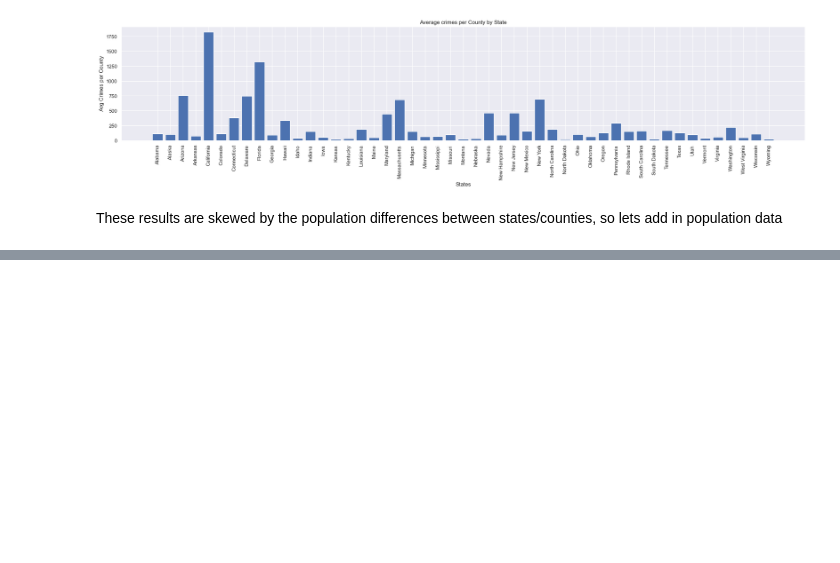
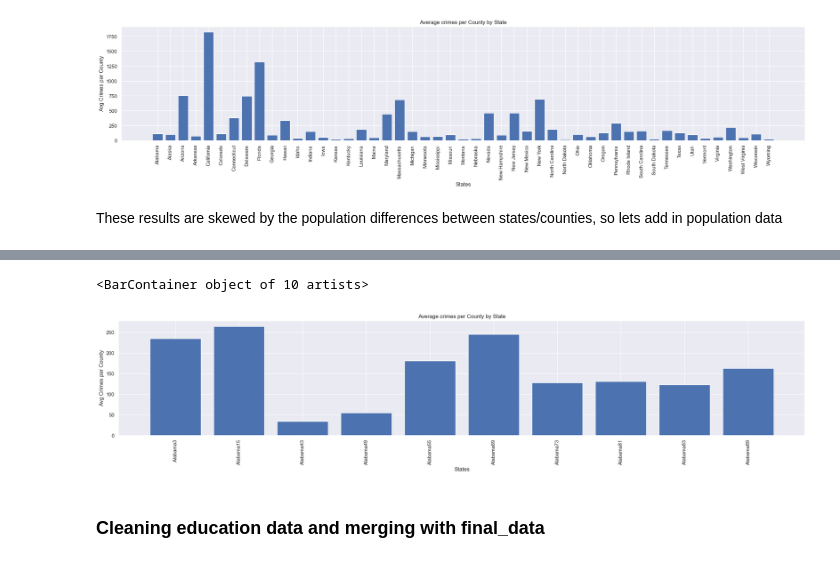
Before and after one commit to Aditya-Mrd/EducationLevel-Crimerates, a Jupyter notebook: notebooks/data_manipulation.ipynb, the cells around one changed output, grey strips where cells are left out. Cells and saved outputs as stored; diff of their text form; code cells hidden in the pictures; blank space fills up the shorter version.

```diff
--- a/notebooks/data_manipulation.ipynb
+++ b/notebooks/data_manipulation.ipynb
@@ -508,0 +618,3 @@ population_data
+# %%
+final_data = final_data.reset_index()
+final_data = final_data.drop(['index'], axis=1)
@@ -508,0 +623,5 @@ population_data
+# %%
+final_data['Population'] = population_data[population_data['State_CTY'].isin(final_data['State_CTY'])]['Total1'].reset_index().drop(['index'], axis=1)
+# %%
+final_data['Population']= final_data['Population'].str.replace(',','')
+final_data['Crime_Rates'] = (final_data['GRNDTOT']/final_data['Population'].astype(int))*100000
@@ -508,0 +644,16 @@ population_data
+# %%
+x_1 = final_data['State_CTY'][0:10]
+y_1 = final_data['Crime_Rates'][0:10]
+# %%
+fig_1 = plt.figure(figsize=(30,5))
+axes_1 = fig_1.add_axes([.3,.3,.7,.7])
+axes_1.set_xlabel('States')
+axes_1.set_ylabel('Avg Crimes per County')
+axes_1.set_title('Average crimes per County by State')
+plt.xticks(rotation = 'vertical')
+plt.bar(x_1,y_1, width = .8)
+# %% [output]
+<BarContainer object of 10 artists>
+[figure, added]
+# %% [markdown]
+### Cleaning education data and merging with final_data
```
Also changed, not shown: parts of 36 cells of this notebook, 2 other files.
